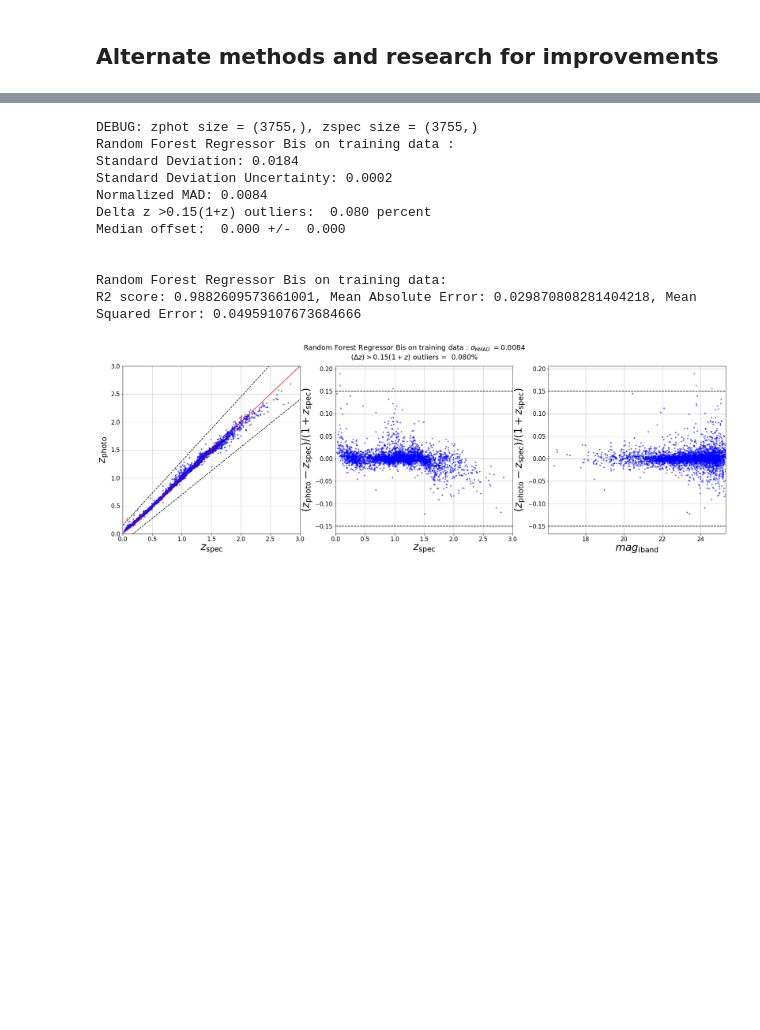
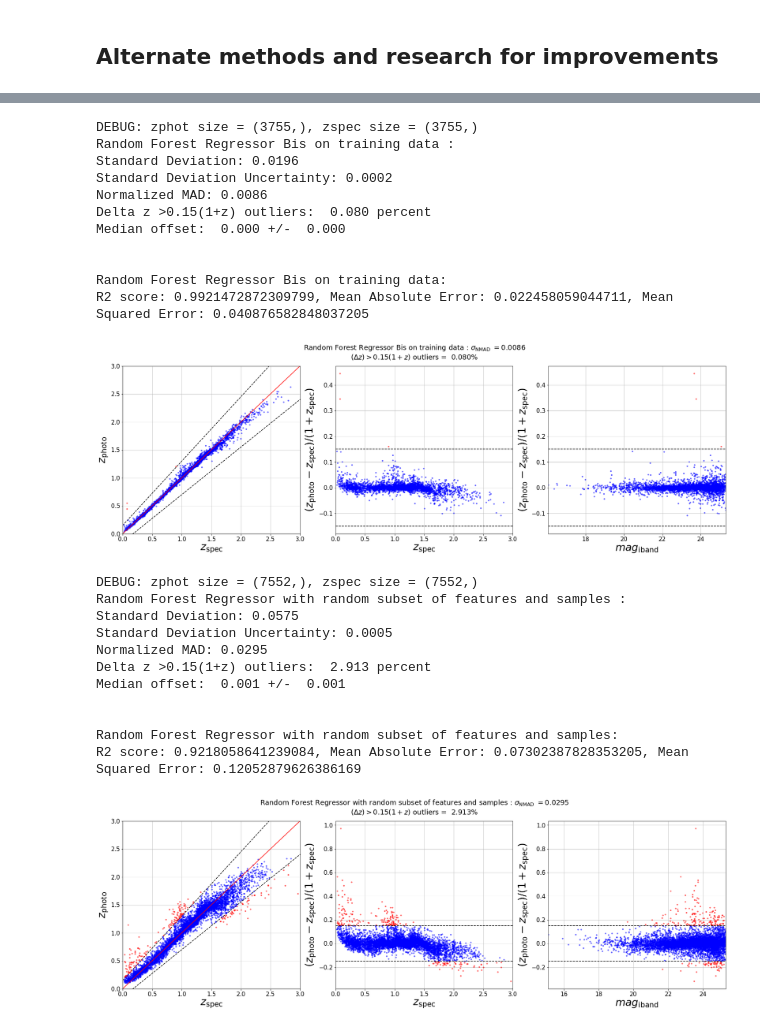
Before and after one commit to sylvielsstfr/Intern2022_PhotoZ, a Jupyter notebook: compare_estimators.ipynb, the cells around one changed output, grey strips where cells are left out. Saved outputs shown, nothing was run; the diff lists cells and outputs as text; code cells hidden in the pictures; blank space fills up the shorter version.

```diff
--- a/compare_estimators.ipynb
+++ b/compare_estimators.ipynb
@@ -517,7 +487,7 @@ R2 score: 0.9882609573661001, Mean Absolute Error: 0.029870808281404218, Mean Sq
 # %% [markdown]
 ## Alternate methods and research for improvements
 # %%
-regrn_bis = RandomForestRegressor(n_estimators = nb_est, max_depth = reg_depth, max_features = .25)
+regrn_bis = RandomForestRegressor(n_estimators = nb_est, max_depth = reg_depth, max_features = 4)
 train_data_all=np.column_stack((train_data_mags, train_err_mags, train_data_colors)) ## add errors as well ! need to modify utils.py
 regrn_bis.fit(train_data_all, train_z.ravel())
 test_data_all = np.column_stack((test_data_mags, test_err_mags, test_data_colors))
@@ -547,17 +517,40 @@ plot_and_stats(train_z.ravel(), z_phot_train_bis, train_data_mags[:, 3], title='
 r2_MLbis_train = r2_score(z_phot_train_bis, train_z)
 mae_MLbis_train = mean_absolute_error(z_phot_train_bis, train_z)
 mse_MLbis_train = np.sqrt(mean_squared_error(z_phot_train_bis, train_z))
-print('Random Forest Regressor Bis on training data:\nR2 score: {}, Mean Absolute Error: {}, Mean Squared Error: {}'.format(r2_ML_train, mae_ML_train, mse_ML_train))
+print('Random Forest Regressor Bis on training data:\nR2 score: {}, Mean Absolute Error: {}, Mean Squared Error: {}'.format(r2_MLbis_train, mae_MLbis_train, mse_MLbis_train))
 # %% [output]
 DEBUG: zphot size = (3755,), zspec size = (3755,)
 Random Forest Regressor Bis on training data :
-Standard Deviation: 0.0184
+Standard Deviation: 0.0196
 Standard Deviation Uncertainty: 0.0002
-Normalized MAD: 0.0084
+Normalized MAD: 0.0086
 Delta z >0.15(1+z) outliers:  0.080 percent
 Median offset:  0.000 +/-  0.000
 
 
 Random Forest Regressor Bis on training data:
-R2 score: 0.9882609573661001, Mean Absolute Error: 0.029870808281404218, Mean Squared Error: 0.04959107673684666
+R2 score: 0.9921472872309799, Mean Absolute Error: 0.022458059044711, Mean Squared Error: 0.040876582848037205
-[figure, old version]
+[figure, new version]
+# %%
+regrn_ter = RandomForestRegressor(n_estimators = nb_est, max_depth = reg_depth, max_features = 4, max_samples = .25)
+regrn_ter.fit(train_data_all, train_z.ravel())
+z_phot_ter = regrn_ter.predict(test_data_all)
+# %%
+plot_and_stats(test_z, z_phot_ter, test_data_mags[:, 3], title='Random Forest Regressor with random subset of features and samples')
+r2_ML_ter = r2_score(z_phot_ter, test_z)
+mae_ML_ter = mean_absolute_error(z_phot_ter, test_z)
+mse_ML_ter = np.sqrt(mean_squared_error(z_phot_ter, test_z))
+print('Random Forest Regressor with random subset of features and samples:\nR2 score: {}, Mean Absolute Error: {}, Mean Squared Error: {}'.format(r2_ML_ter, mae_ML_ter, mse_ML_ter))
+# %% [output]
+DEBUG: zphot size = (7552,), zspec size = (7552,)
+Random Forest Regressor with random subset of features and samples :
+Standard Deviation: 0.0575
+Standard Deviation Uncertainty: 0.0005
+Normalized MAD: 0.0295
+Delta z >0.15(1+z) outliers:  2.913 percent
+Median offset:  0.001 +/-  0.001
+
+
+Random Forest Regressor with random subset of features and samples:
+R2 score: 0.9218058641239084, Mean Absolute Error: 0.07302387828353205, Mean Squared Error: 0.12052879626386169
+[figure, added]
```
Also changed, not shown: parts of 32 cells of this notebook, 1 other file.
